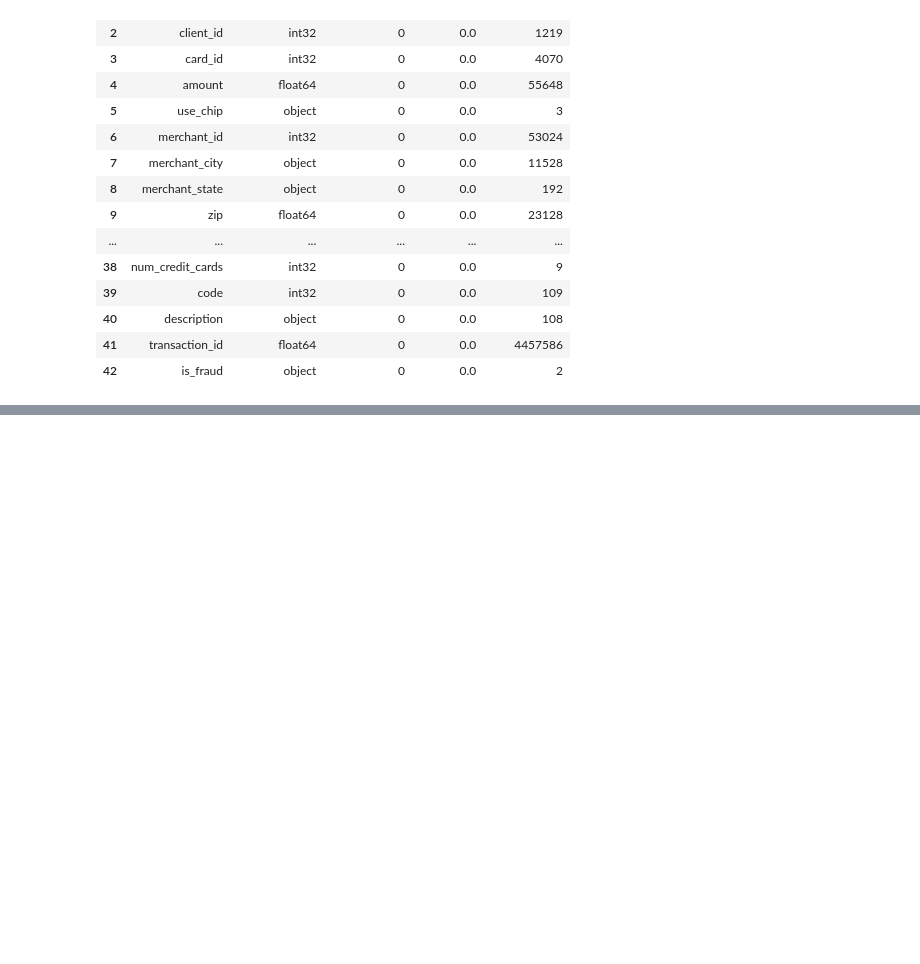
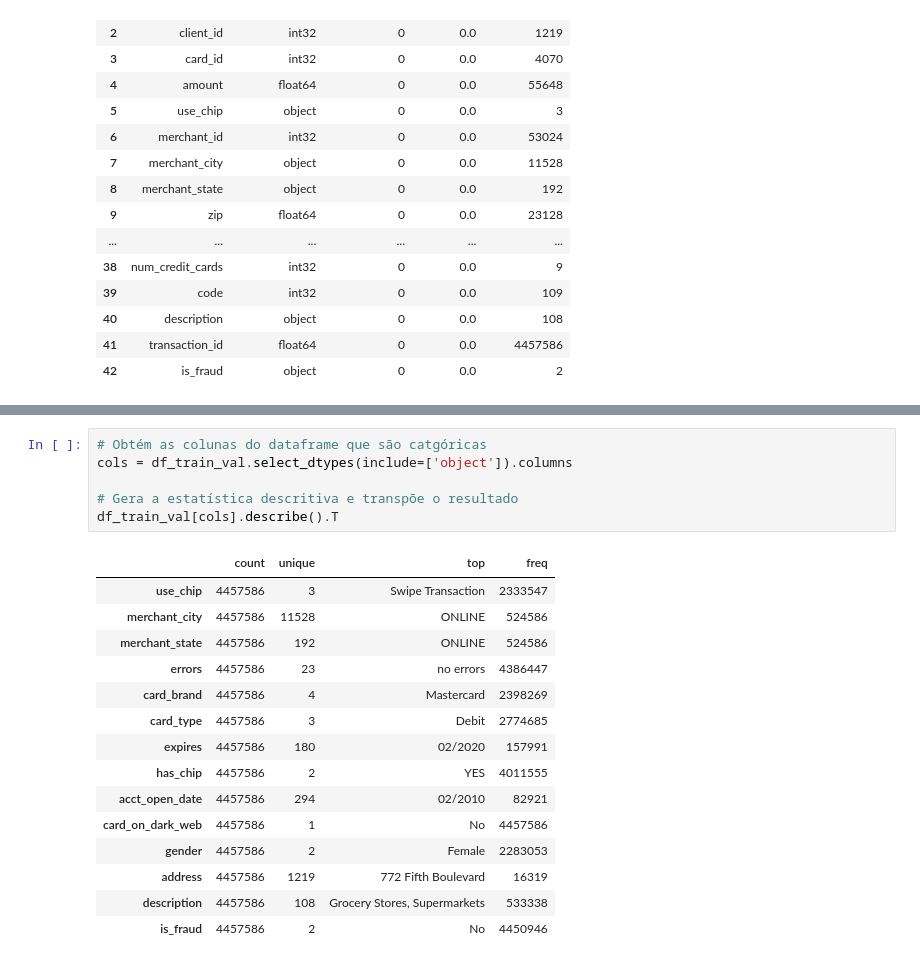
Before and after one commit to emso-exe/Deteccao_de_fraude_em_transacoes_financeiras, a Jupyter notebook: 001_analise_exploratoria.ipynb, the cells around one changed output, grey strips where cells are left out. Drawn from its saved outputs; the diff is of its cells as text; blank space fills up the shorter version.

```diff
--- a/001_analise_exploratoria.ipynb
+++ b/001_analise_exploratoria.ipynb
@@ -326,0 +363,22 @@ gerar_metadados(df_train_val)
+# %%
+# Obtém as colunas do dataframe que são catgóricas
+cols = df_train_val.select_dtypes(include=['object']).columns
+
+# Gera a estatística descritiva e transpõe o resultado
+df_train_val[cols].describe().T
+# %% [output]
+|  | count | unique | top | freq |
+| use_chip | 4457586 | 3 | Swipe Transaction | 2333547 |
+| merchant_city | 4457586 | 11528 | ONLINE | 524586 |
+| merchant_state | 4457586 | 192 | ONLINE | 524586 |
+| errors | 4457586 | 23 | no errors | 4386447 |
+| card_brand | 4457586 | 4 | Mastercard | 2398269 |
+| card_type | 4457586 | 3 | Debit | 2774685 |
+| expires | 4457586 | 180 | 02/2020 | 157991 |
+| has_chip | 4457586 | 2 | YES | 4011555 |
+| acct_open_date | 4457586 | 294 | 02/2010 | 82921 |
+| card_on_dark_web | 4457586 | 1 | No | 4457586 |
+| gender | 4457586 | 2 | Female | 2283053 |
+| address | 4457586 | 1219 | 772 Fifth Boulevard | 16319 |
+| description | 4457586 | 108 | Grocery Stores, Supermarkets | 533338 |
+| is_fraud | 4457586 | 2 | No | 4450946 |
```
Also changed, not shown: parts of 9 cells of this notebook.
